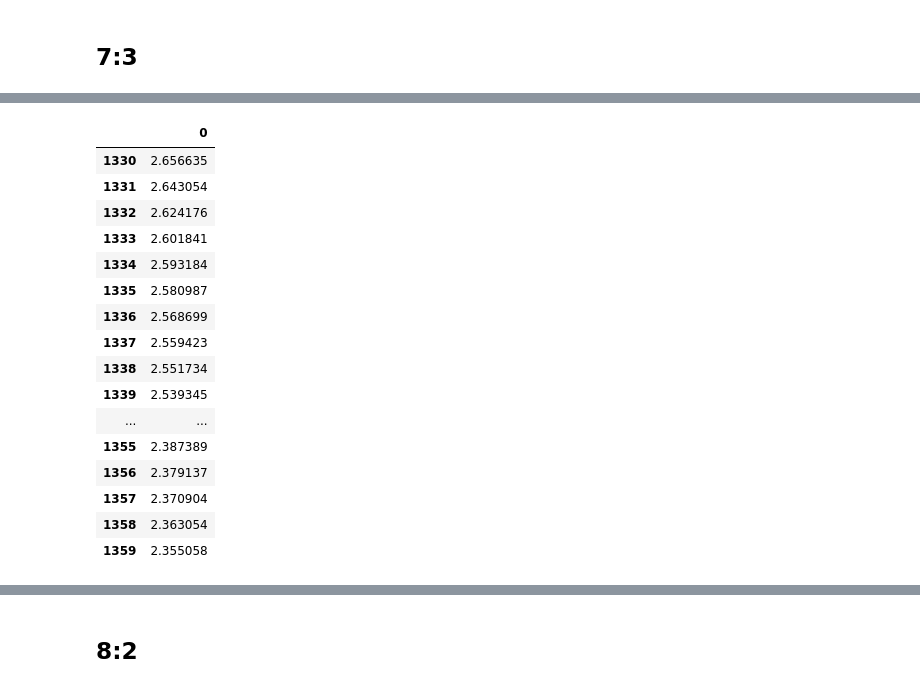
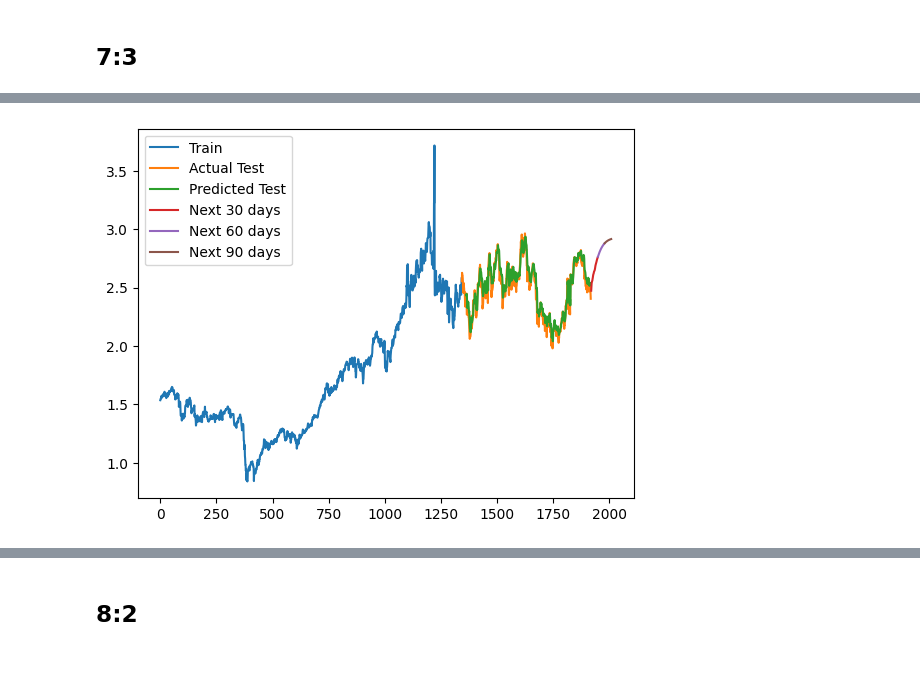
Before and after one commit to thanhhanggg/IS403_O21_9, a Jupyter notebook: model/RNN_Gasoline.ipynb, the cells around one changed output, grey strips where cells are left out. Drawn from its saved outputs; the diff is of its cells as text; code cells hidden in the pictures; blank space fills up the shorter version.

```diff
--- a/model/RNN_Gasoline.ipynb
+++ b/model/RNN_Gasoline.ipynb
@@ -194,32 +254,16 @@ print(next_30_days)
 # %%
-test_predict_df = pd.DataFrame(test_predict)
-test_predict_index = range(len(train_data)+look_back, len(train_data)+look_back+len(test_predict))
-test_predict_df.index = test_predict_index
-
-
-next_30_days_df = pd.DataFrame(next_30_days)
-next_30_index = range(len(df), len(df)+len(next_30_days))
-next_30_days_df.index = next_30_index
-
-train_data_df = df[:train_size][['Price']]
-test_data_df = df[train_size:train_size + test_size][['Price']]
-next_30_days_df
+next_30_days_plt = next_90_days_df[:30]
+next_60_days_plt = next_90_days_df[30:60]
+next_90_days_plt = next_90_days_df[60:]
+plt.plot(train_data_df, label='Train')
+plt.plot(test_data_df, label='Actual Test')
+plt.plot(test_predict_df, label='Predicted Test')
+plt.plot(next_30_days_plt, label='Next 30 days')
+plt.plot(next_60_days_plt, label='Next 60 days')
+plt.plot(next_90_days_plt, label='Next 90 days')
+plt.savefig("RNN_Gasoline_73.png")
+plt.legend()
+plt.show()
 # %% [output]
-|  | 0 |
-| 1330 | 2.656635 |
-| 1331 | 2.643054 |
-| 1332 | 2.624176 |
-| 1333 | 2.601841 |
-| 1334 | 2.593184 |
-| 1335 | 2.580987 |
-| 1336 | 2.568699 |
-| 1337 | 2.559423 |
-| 1338 | 2.551734 |
-| 1339 | 2.539345 |
-| ... | ... |
-| 1355 | 2.387389 |
-| 1356 | 2.379137 |
-| 1357 | 2.370904 |
-| 1358 | 2.363054 |
-| 1359 | 2.355058 |
+[figure, added]
 # %%
```
Also changed, not shown: parts of 27 cells of this notebook, 13 other files.
